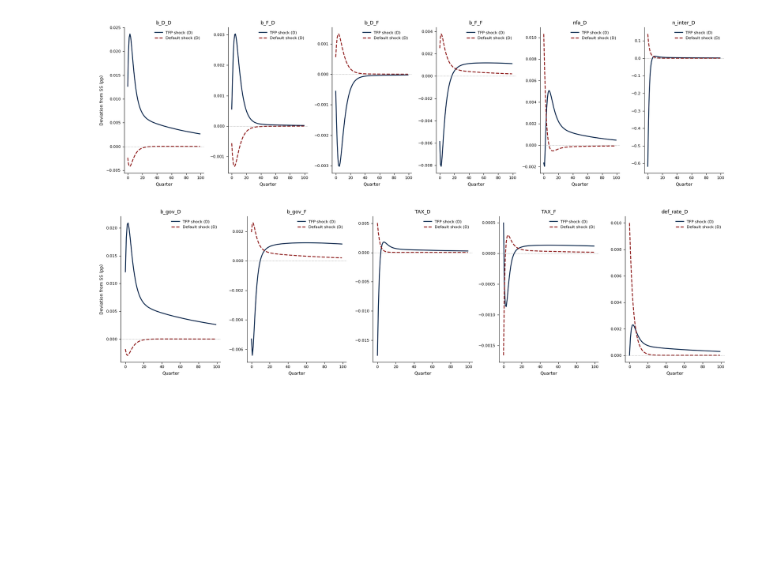
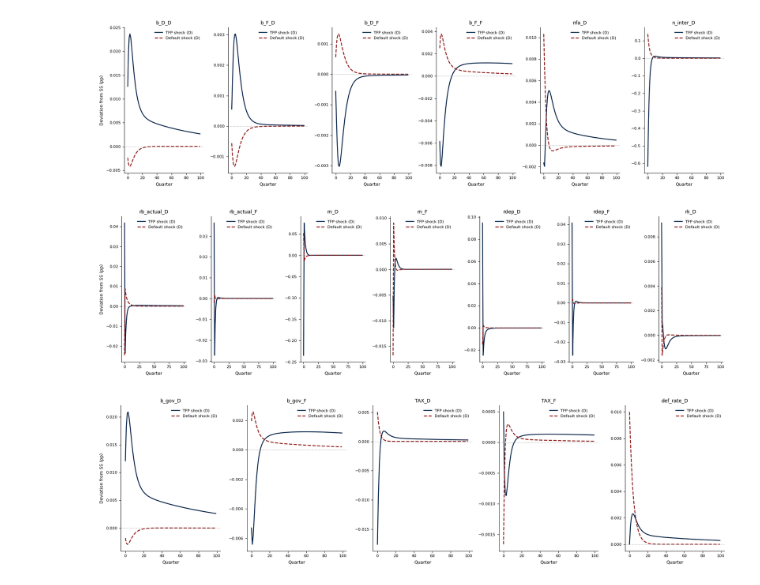
Before and after one commit to Daniel-Jensen/Quantitative_Model, a Jupyter notebook: model_v12.ipynb, the cells around one changed output. Saved outputs shown, nothing was run; the diff lists cells and outputs as text; code cells hidden in the pictures; blank space fills up the shorter version.

Commit message:
Revert "Fix perverse GDP increase under default shock: fix rdep exogenously"
This reverts commit 985b0b6892ca3b7dcc1f16c48e50936dc2eb77a6.

```diff
--- a/model_v12.ipynb
+++ b/model_v12.ipynb
@@ -783,35 +783,36 @@ ha_full = sj.create_model([
     global_goods_mkt,
 ], name="Full 2-Country MU HANK — GHH Preferences, Flex Price & Wage, No CB")
 
-# ── 21×21 system (rdep_D/F fixed exogenously — prevents perverse deposit-rate channel) ──
+# ── 23×23 system ──────────────────────────────────────────────────────────────
 unknowns_tp = [
-    'K_D', 'n_inter_D', 'div_D', 'I_D', 'Q_D', 'b_gov_D', 'N_D', 'b_F_D', 'w_D',
-    'K_F', 'n_inter_F', 'div_F', 'I_F', 'Q_F', 'b_gov_F', 'N_F', 'b_D_F', 'w_F',
+    'K_D', 'n_inter_D', 'div_D', 'I_D', 'Q_D', 'b_gov_D', 'N_D', 'b_F_D', 'w_D', 'rdep_D',
+    'K_F', 'n_inter_F', 'div_F', 'I_F', 'Q_F', 'b_gov_F', 'N_F', 'b_D_F', 'w_F', 'rdep_F',
     'p', 'q_b_D', 'q_b_F',
 ]
 targets_tp = [
-    # D country (9 targets — deposit_mkt_D dropped; rdep_D is exogenous)
-    'K_res_D', 'n_inter_val_D', 'div_res_D',
+    # D country (10 targets)
+    'deposit_mkt_D', 'K_res_D', 'n_inter_val_D', 'div_res_D',
     'capital_res_D', 'q_res_D', 'b_gov_res_D', 'b_F_D_res',
     'labor_mkt_res_D', 'w_res_D',
 
-    # F country (9 targets — deposit_mkt_F dropped; rdep_F is exogenous)
-    'K_res_F', 'n_inter_val_F', 'div_res_F',
+    # F country (10 targets)
+    'deposit_mkt_F', 'K_res_F', 'n_inter_val_F', 'div_res_F',
     'capital_res_F', 'q_res_F', 'b_gov_res_F', 'b_D_F_res',
     'labor_mkt_res_F', 'w_res_F',
 
-    # Global (3 targets unchanged)
+    # Global (3 targets)
     'goods_mkt_D',
     'rb_D_res', 'rb_F_res',
 ]
 T = 500
-exogenous = ['Z_D', 'shock_def_D', 'Z_F', 'shock_def_F', 'rdep_D', 'rdep_F']
+exogenous = ['Z_D', 'shock_def_D', 'Z_F', 'shock_def_F']
 # %%
-exogenous = ['Z_D', 'shock_def_D', 'Z_F', 'shock_def_F', 'rdep_D', 'rdep_F']
+exogenous = ['Z_D', 'shock_def_D', 'Z_F', 'shock_def_F']
 
 print(f"Precomputing full GE Jacobian G with all {len(exogenous)} shocks (T={T})...")
-G = ha_full.solve_jacobian(ss_final, unknowns=unknowns_tp, targets=targets_tp, inputs=exogenous, T=T)
+G = ha_full.solve_jacobian(ss_final, unknowns=unknowns_tp, targets=targets_tp, inputs=exogenous,T=T)
 print("G computed successfully. Now IRFs are just fast matrix multiplies.")
+
 
 # TFP Shock
 rho_Z_D = 0.8
@@ -821,18 +822,22 @@ dZ_D    = 0.01 * rho_Z_D ** np.arange(T)
 rho_def_D    = 0.8
 dShock_def_D = 0.01 * rho_def_D ** np.arange(T)
 
+
+
 # === IRF to TFP shock in D only ===
 shock_Z_D = {
-    'Z_D': dZ_D, 'Z_F': np.zeros(T),
-    'shock_def_D': np.zeros(T), 'shock_def_F': np.zeros(T),
-    'rdep_D': np.zeros(T), 'rdep_F': np.zeros(T),
+    'Z_D': dZ_D,
+    'Z_F': np.zeros(T),
+    'shock_def_D': np.zeros(T),
+    'shock_def_F': np.zeros(T)
 }
 irfs_Z_D = G @ shock_Z_D
 
 # === IRF to default shock in D only ===
 shock_def_D = {
-    'Z_D': np.zeros(T), 'Z_F': np.zeros(T),
-    'shock_def_D': dShock_def_D, 'shock_def_F': np.zeros(T),
-    'rdep_D': np.zeros(T), 'rdep_F': np.zeros(T),
+    'Z_D': np.zeros(T),
+    'Z_F': np.zeros(T),
+    'shock_def_D': dShock_def_D,
+    'shock_def_F': np.zeros(T)
 }
 irfs_def_D = G @ shock_def_D
@@ -1012,10 +1020,12 @@ show_irfs([irfs_Z_D, irfs_def_D], labels=['TFP shock (D)', 'Default shock (D)'],
 [figure]
 # %%
 # ── 5. Rates & Returns ────────────────────────────────────────────────────────
-# rdep_D/F are fixed exogenously at SS=0 to prevent the perverse deposit-rate
-# margin channel. rk_D: return on physical capital. rn_D: bank portfolio return.
+# rdep_D/F are now endogenous (pinned by deposit market clearing in the 23×23 system).
+# rk_D: return on physical capital. rn_D: bank portfolio return (mix of rk and rb).
 show_irfs([irfs_Z_D, irfs_def_D], labels=['TFP shock (D)', 'Default shock (D)'],
-          variables=['rb_actual_D', 'rb_actual_F', 'rn_D', 'rn_F', 'rk_D'])
+          variables=['rb_actual_D', 'rb_actual_F', 'rn_D', 'rn_F', 'rdep_D', 'rdep_F', 'rk_D'])
+# %% [output]
+[figure, added]
 # %%
 # ── 6. Fiscal ─────────────────────────────────────────────────────────────
 show_irfs([irfs_Z_D, irfs_def_D], labels=['TFP shock (D)', 'Default shock (D)'],
```
Also changed, not shown: parts of 1 cell of this notebook.
